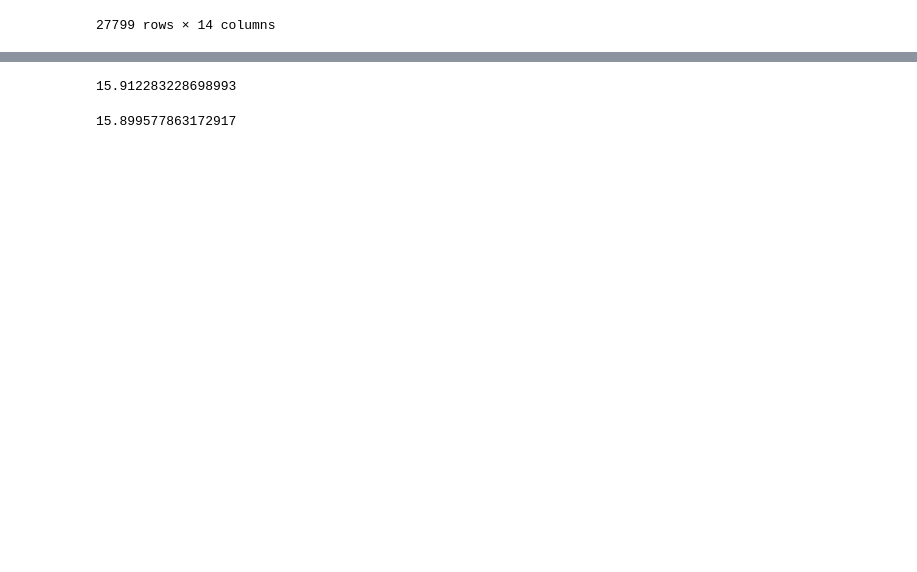
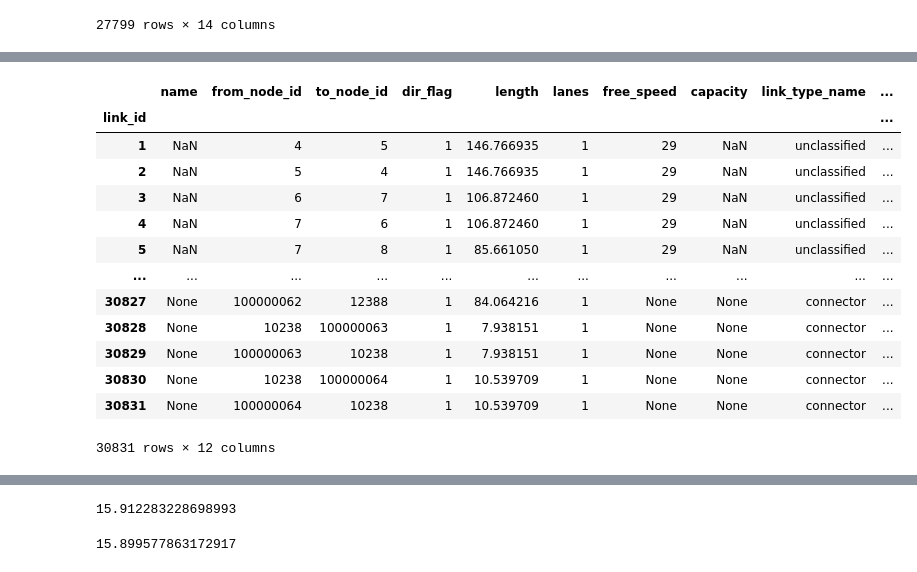
Before and after one commit to chrisyangsong/TMC2GMNS, a Jupyter notebook: tmc2gmns.ipynb, the cells around one changed output, grey strips where cells are left out. Saved outputs shown, nothing was run; the diff lists cells and outputs as text; code cells hidden in the pictures; blank space fills up the shorter version.

Commit message:
link performance added

```diff
--- a/tmc2gmns.ipynb
+++ b/tmc2gmns.ipynb
@@ -790,0 +501,17 @@ def Create_TransitRoute(gmns_path):
+# %%
+combined_link
+# %% [output]
+|  | name | from_node_id | to_node_id | dir_flag | length | lanes | free_speed | capacity | link_type_name | ... |
+| link_id |  |  |  |  |  |  |  |  |  | ... |
+| 1 | NaN | 4 | 5 | 1 | 146.766935 | 1 | 29 | NaN | unclassified | ... |
+| 2 | NaN | 5 | 4 | 1 | 146.766935 | 1 | 29 | NaN | unclassified | ... |
+| 3 | NaN | 6 | 7 | 1 | 106.872460 | 1 | 29 | NaN | unclassified | ... |
+| 4 | NaN | 7 | 6 | 1 | 106.872460 | 1 | 29 | NaN | unclassified | ... |
+| 5 | NaN | 7 | 8 | 1 | 85.661050 | 1 | 29 | NaN | unclassified | ... |
+| ... | ... | ... | ... | ... | ... | ... | ... | ... | ... | ... |
+| 30827 | None | 100000062 | 12388 | 1 | 84.064216 | 1 | None | None | connector | ... |
+| 30828 | None | 10238 | 100000063 | 1 | 7.938151 | 1 | None | None | connector | ... |
+| 30829 | None | 100000063 | 10238 | 1 | 7.938151 | 1 | None | None | connector | ... |
+| 30830 | None | 10238 | 100000064 | 1 | 10.539709 | 1 | None | None | connector | ... |
+| 30831 | None | 100000064 | 10238 | 1 | 10.539709 | 1 | None | None | connector | ... |
+30831 rows × 12 columns
```
Also changed, not shown: parts of 21 cells of this notebook, 15 other files.
